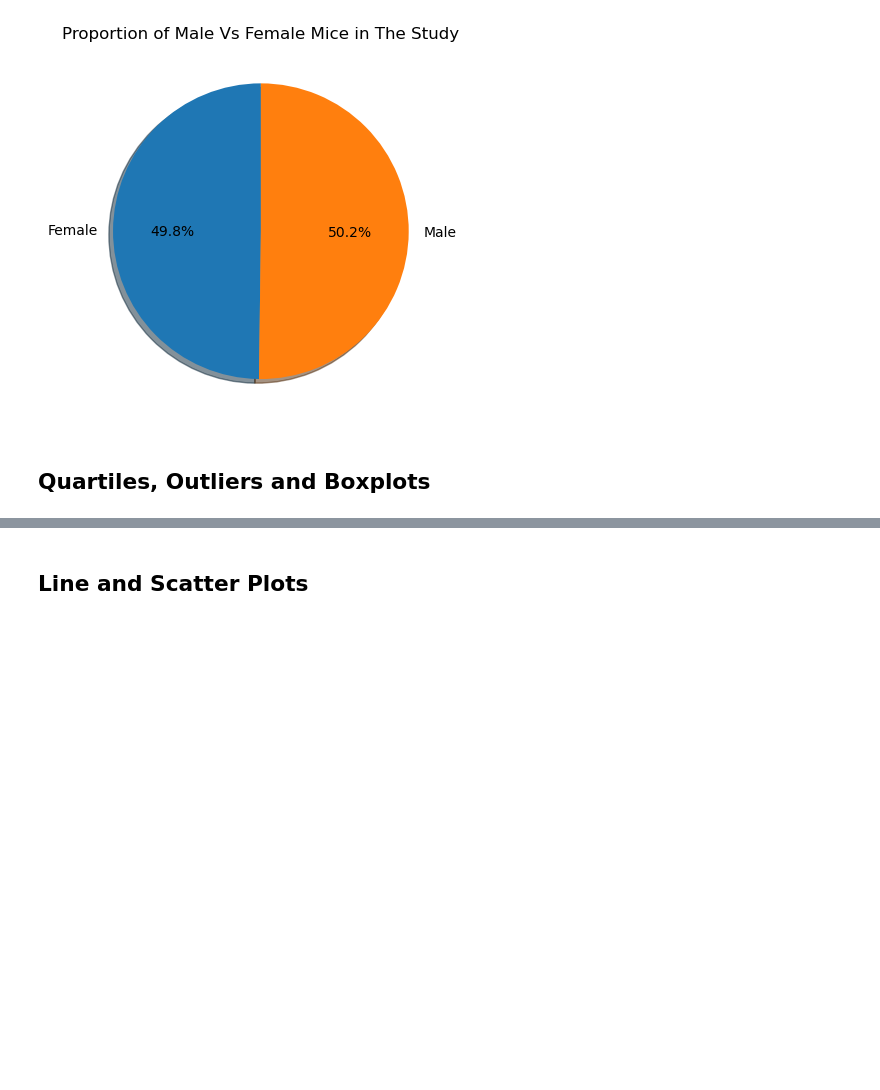
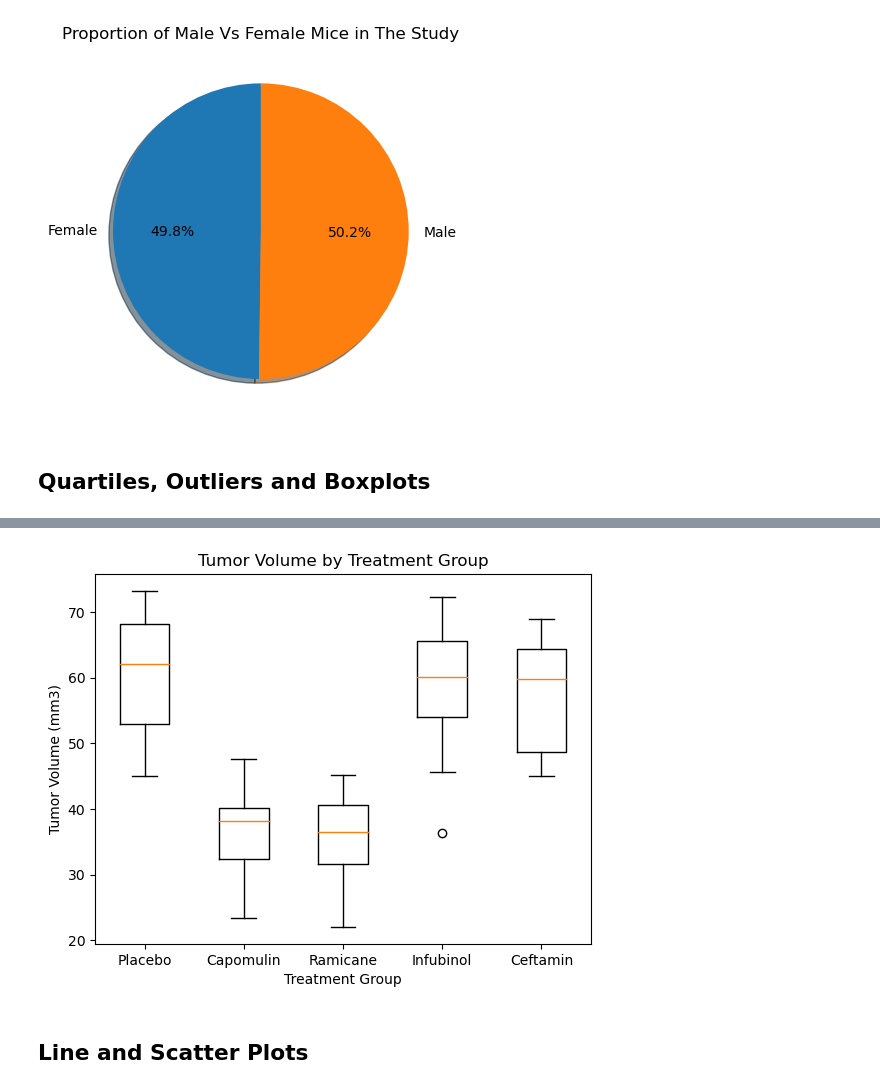
Before and after one commit to nmizzell/pymaceuticals, a Jupyter notebook: Pymaceuticals/pymaceuticals_starter.ipynb, the cells around one changed output, grey strips where cells are left out. Cells and saved outputs as stored; diff of their text form; code cells hidden in the pictures; blank space fills up the shorter version.

```diff
--- a/Pymaceuticals/pymaceuticals_starter.ipynb
+++ b/Pymaceuticals/pymaceuticals_starter.ipynb
@@ -258,0 +264,38 @@ plt.show()
+# %%
+# Put treatments into a list for for loop (and later for plot labels)
+treatment_list= ['Placebo','Capomulin', 'Ramicane', 'Infubinol', 'Ceftamin']
+
+#select only the tumor sizes and drug types for the final timepoints
+final_df = final_df.loc[final_df['Timepoint'] == final_df['Max Timepoint']]
+final_df
+
+# Create empty list to fill with tumor vol data (for plotting)
+tumor_vol_list = []
+
+for treatment in treatment_list:
+    df_by_treatment = final_df.loc[final_df['Drug Regimen'] == treatment]['Tumor Volume (mm3)']
+    tumor_vol_list.append(list(df_by_treatment))
+
+    #Code taken and modified from assigment 02-Ins_Quartiles_and_Outliers####################
+    print(treatment,'*'*10)
+    quartiles = df_by_treatment.quantile([.25,.5,.75])
+    lowerq = quartiles[0.25]
+    upperq = quartiles[0.75]
+    iqr = upperq-lowerq
+
+    print(f"The lower quartile of Tumor Volume (mm3) is: {lowerq}")
+    print(f"The upper quartile of Tumor Volume (mm3) is: {upperq}")
+    print(f"The interquartile range of Tumor Volume (mm3) is: {iqr}")
+    print(f"The the median of Tumor Volume (mm3) is: {quartiles[0.5]} ")
+
+    lower_bound = lowerq - (1.5*iqr)
+    upper_bound = upperq + (1.5*iqr)
+    print(f"Values below {lower_bound} could be outliers.")
+    print(f"Values above {upper_bound} could be outliers.")
+
+    outliers = list(df_by_treatment.loc[(list(map(lambda x:
+                                                ((x > upper_bound) or (x < lower_bound))
+                                                , df_by_treatment)))])
+
+    print(f"Specifically, the outliers are {outliers}")
+    #########################################################################################
@@ -259,4 +320,12 @@ plt.show()
 # %%
 # Generate a box plot that shows the distrubution of the tumor volume for each treatment group.
+ax = plt.subplot()
+ax.boxplot(x=tumor_vol_list, labels=treatment_list)
+ax.set_xlabel("Treatment Group")
+ax.set_ylabel("Tumor Volume (mm3)")
+ax.set_title("Tumor Volume by Treatment Group")
+plt.show()
+# %% [output]
+[figure, added]
 # %% [markdown]
 ## Line and Scatter Plots
```
Also changed, not shown: parts of 5 cells of this notebook.
